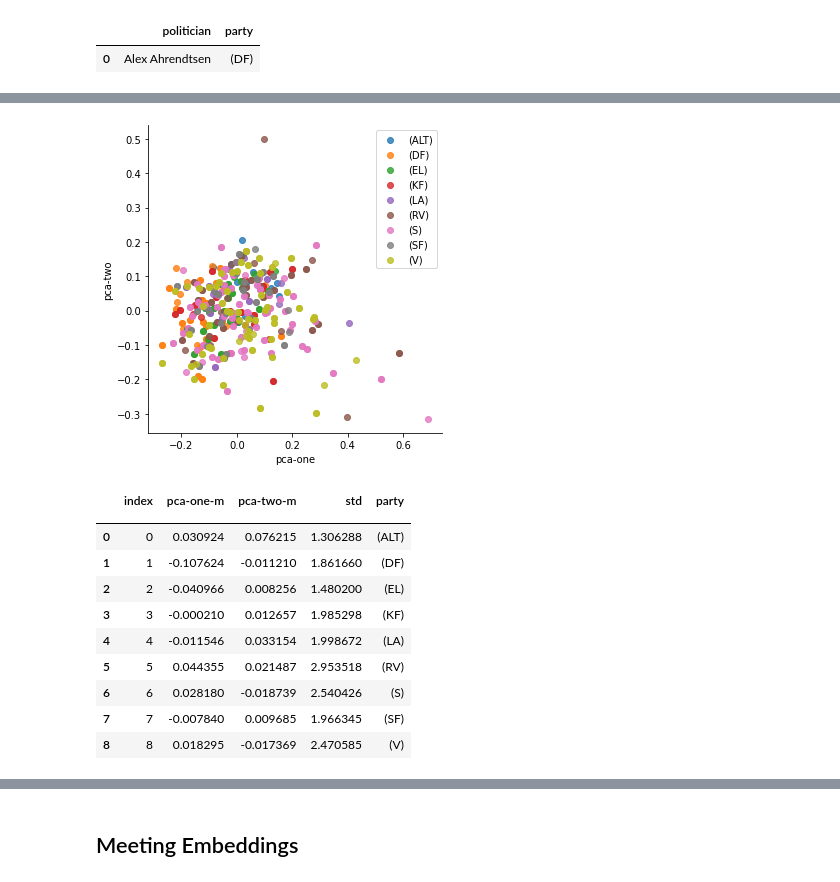
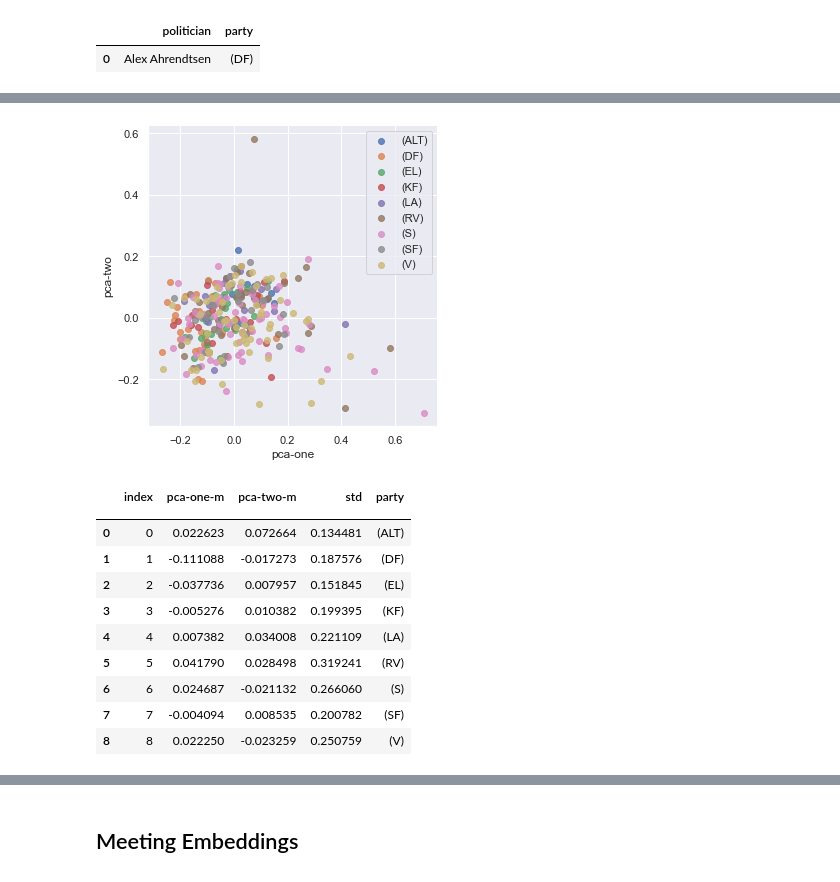
Before and after one commit to jonahank/Vote-Prediction-Model, a Jupyter notebook: data_analysis/embeddings/embedding_cluster.ipynb, the cells around one changed output, grey strips where cells are left out. Saved outputs shown, nothing was run; the diff lists cells and outputs as text; code cells hidden in the pictures.

```diff
--- a/data_analysis/embeddings/embedding_cluster.ipynb
+++ b/data_analysis/embeddings/embedding_cluster.ipynb
@@ -133,6 +145,7 @@ df_selection.head(2)
 df_grouped = df_selection.groupby(["politician", "party"]).count()
 df_grouped = df_grouped.reset_index()[["politician", "party"]]
 df_grouped["politician"] = df_grouped["politician"].str.strip()
+df_grouped["party"] = df_grouped["party"].str.strip()
 df_grouped.head(1)
 # %% [output]
 |  | politician | party |
@@ -148,8 +163,10 @@ X.head(1)
 # %%
-X = X.merge(df_grouped[["politician", "party"]], how="left", on="politician")
+X = X.merge(df_grouped[["politician", "party"]], how="left", on=["politician"])
 print(len(X))
 X = X.dropna()
 print(len(X))
+X = X.drop_duplicates()
+print(len(X))
 # %% [output]
 549
 531
@@ -204,17 +253,18 @@ See the caveats in the documentation: https://pandas.pydata.org/pandas-docs/stab
 # %%
 # library & dataset
 import seaborn as sns
 import matplotlib.pyplot as plt
 
 # Use the 'hue' argument to provide a factor variable
+sns.set(rc={'figure.figsize':(6.5,6.5)})
 sns.lmplot( x="pca-one", y="pca-two", data=X, fit_reg=False, hue='party', legend=False)
 
 # Move the legend to an empty part of the plot
 plt.legend(loc='upper right')
 
 plt.show()
 # %% [output]
-[figure, old version]
+[figure, new version]
 # %%
 pca = X
 pca = pca[["party", "pca-one", "pca-two"]]
@@ -225,21 +275,21 @@ pca_both["pca-one-m"] = pca_mean['pca-one', 'mean']
 pca_both["pca-one-std"] = pca_mean['pca-one', 'std']
 pca_both["pca-two-m"] = pca_mean['pca-two', 'mean']
 pca_both["pca-two-std"] = pca_mean['pca-two', 'std']
-pca_both['std'] = (pca_both['pca-one-std'] + pca_both['pca-two-std'])*10
+pca_both['std'] = (pca_both['pca-one-std'] + pca_both['pca-two-std'])
 pca_both = pca_both[["pca-one-m", 'pca-two-m', 'std', 'party']].reset_index()
 pca_both
 # %% [output]
 |  | index | pca-one-m | pca-two-m | std | party |
 |  |  |  |  |  |  |
-| 0 | 0 | 0.030924 | 0.076215 | 1.306288 | (ALT) |
-| 1 | 1 | -0.107624 | -0.011210 | 1.861660 | (DF) |
-| 2 | 2 | -0.040966 | 0.008256 | 1.480200 | (EL) |
-| 3 | 3 | -0.000210 | 0.012657 | 1.985298 | (KF) |
-| 4 | 4 | -0.011546 | 0.033154 | 1.998672 | (LA) |
-| 5 | 5 | 0.044355 | 0.021487 | 2.953518 | (RV) |
-| 6 | 6 | 0.028180 | -0.018739 | 2.540426 | (S) |
-| 7 | 7 | -0.007840 | 0.009685 | 1.966345 | (SF) |
-| 8 | 8 | 0.018295 | -0.017369 | 2.470585 | (V) |
+| 0 | 0 | 0.022623 | 0.072664 | 0.134481 | (ALT) |
+| 1 | 1 | -0.111088 | -0.017273 | 0.187576 | (DF) |
+| 2 | 2 | -0.037736 | 0.007957 | 0.151845 | (EL) |
+| 3 | 3 | -0.005276 | 0.010382 | 0.199395 | (KF) |
+| 4 | 4 | 0.007382 | 0.034008 | 0.221109 | (LA) |
+| 5 | 5 | 0.041790 | 0.028498 | 0.319241 | (RV) |
+| 6 | 6 | 0.024687 | -0.021132 | 0.266060 | (S) |
+| 7 | 7 | -0.004094 | 0.008535 | 0.200782 | (SF) |
+| 8 | 8 | 0.022250 | -0.023259 | 0.250759 | (V) |
 # %%
 data = pca_both
 labels = [data.party.unique()]
```
Also changed, not shown: parts of 8 cells of this notebook.
